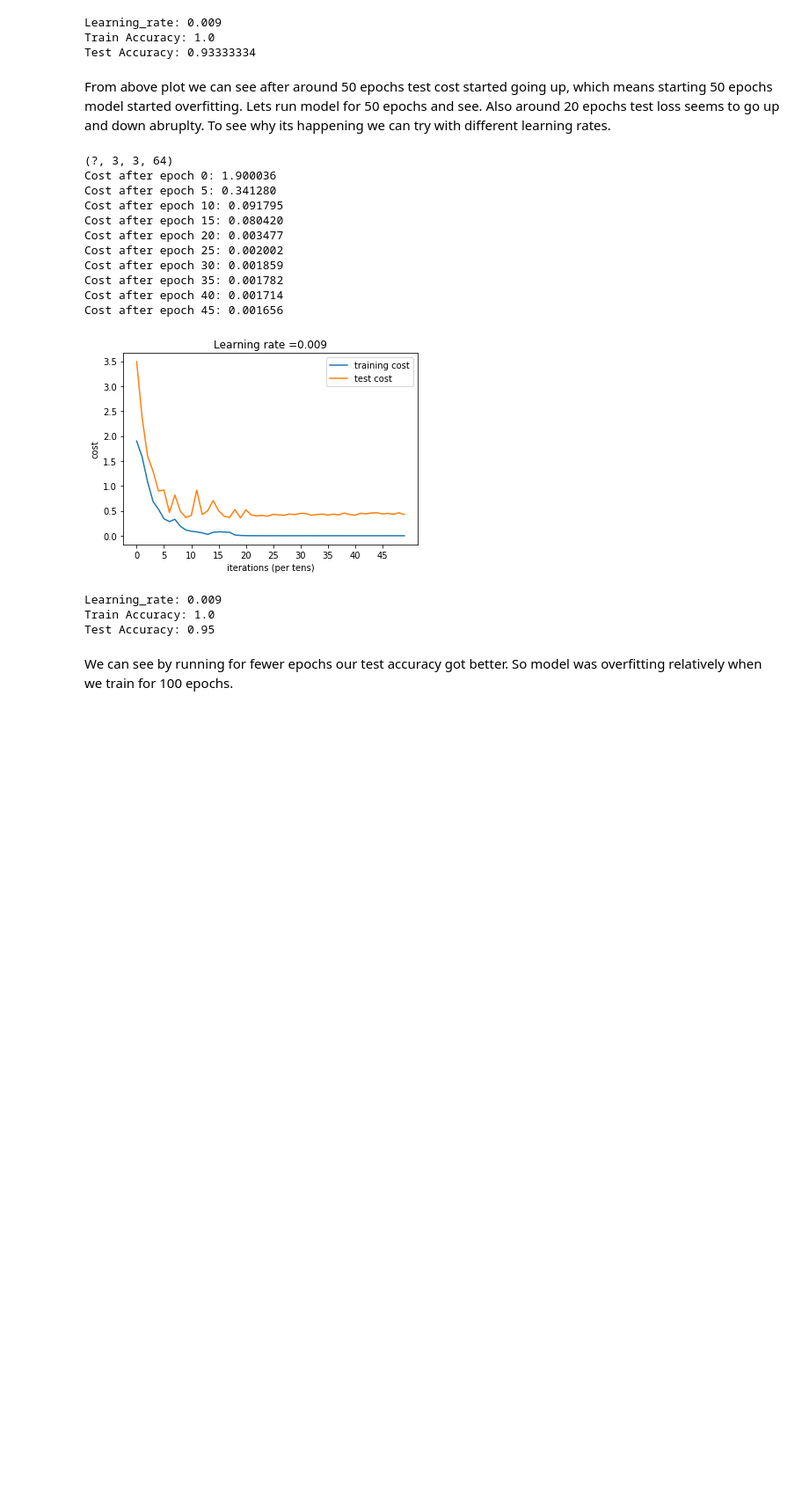
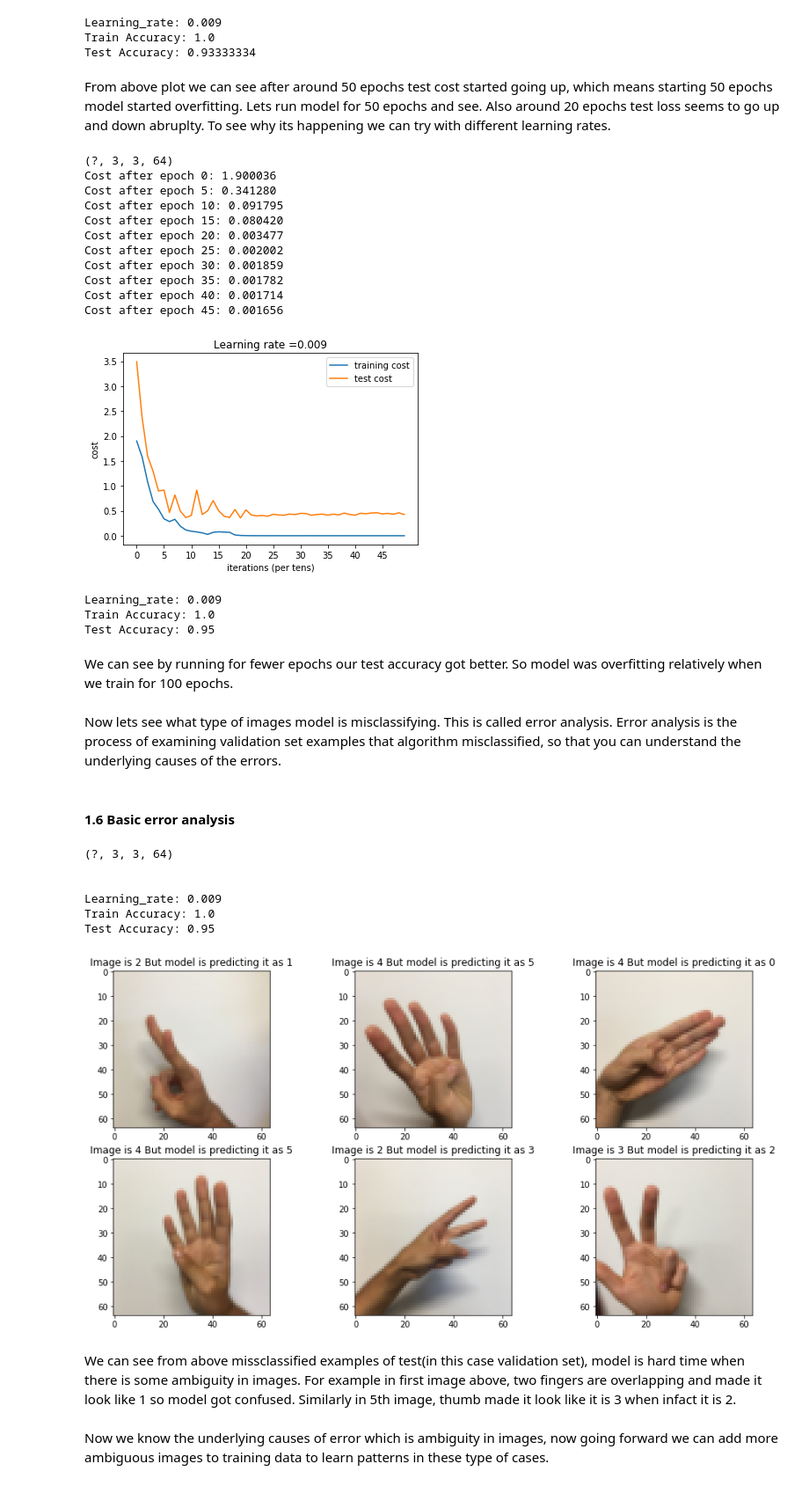
Before and after one commit to raviteja-ganta/SIGNS-classification, a Jupyter notebook: SIGNS_classification.ipynb, the cells around one changed output. Shown at 88% size. Cells and saved outputs as stored; diff of their text form; code cells hidden in the pictures; blank space fills up the shorter version.

Commit message:
feat: Add functionality to perform error analysis

```diff
--- a/SIGNS_classification.ipynb
+++ b/SIGNS_classification.ipynb
@@ -606,10 +606,19 @@ def model(X_train, Y_train, X_test, Y_test, learning_rate = 0.009,
     predict_op = tf.argmax(Z, 1)
     correct_prediction = tf.equal(predict_op, tf.argmax(Y, 1))
 
+    # Calculate predictions on test data
+    true_test_label = tf.argmax(Y, 1)
+    pred_test = predict_op.eval({X:X_test, Y:Y_test})
+    true_test_label = true_test_label.eval({X:X_test, Y:Y_test})
+    o = {'label':range(len(X_test)), 'true_test':true_test_label,'pred_test': pred_test}
+    o = pd.DataFrame(o).reset_index()
+    ##
+
     # Calculate accuracy on the test set
     accuracy = tf.reduce_mean(tf.cast(correct_prediction, "float"))
     train_accuracy = accuracy.eval({X: X_train, Y: Y_train})
     test_accuracy = accuracy.eval({X:X_test, Y:Y_test})
+
 
     print('\n')
     print("Learning_rate:", learning_rate)
@@ -617,5 +626,5 @@ def model(X_train, Y_train, X_test, Y_test, learning_rate = 0.009,
     print("Test Accuracy:", test_accuracy)
     print('\n')
 
-    return train_accuracy, test_accuracy, parameters, costs, costs_test
+    return train_accuracy, test_accuracy, parameters, costs, costs_test, o
 # %%
@@ -664,3 +673,35 @@ Train Accuracy: 1.0
 Test Accuracy: 0.95
 # %% [markdown]
 We can see by running for fewer epochs our test accuracy got better. So model was overfitting relatively when we train for 100 epochs.
+# %% [markdown]
+Now lets see what type of images model is misclassifying. This is called error analysis. Error analysis is the process of examining validation set examples that algorithm misclassified, so that you can understand the underlying causes of the errors.
+# %% [markdown]
+#### 1.6 Basic error analysis
+# %%
+_,_,parameters,_,_,o = model(X_train,Y_train,X_test,Y_test,num_epochs=50, print_cost=False,plot_graph = False)
+# %% [output]
+(?, 3, 3, 64)
+
+
+Learning_rate: 0.009
+Train Accuracy: 1.0
+Test Accuracy: 0.95
+# %%
+o['diff'] = o['true_test'] - o['pred_test']
+indexes = o.index[o['diff'] != 0].tolist()
+# %%
+%matplotlib inline
+fig = plt.figure(figsize=(15,12))
+for i,j in enumerate(indexes):
+  ax = fig.add_subplot(3, 3, i+1)
+  ax.imshow(X_test_orig[j])
+#   print('Image is %s' %str(np.squeeze(Y_test_orig[:,j])))
+#   print('But model is predicting it as:', o.loc[j,'pred_test'])
+  ax.set_title('Image is %s' %str(np.squeeze(Y_test_orig[:,j])) + ' ' + 'But model is predicting it as %s' %str(o.loc[j,'pred_test']))
+plt.show()
+# %% [output]
+[figure, added]
+# %% [markdown]
+We can see from above missclassified examples of test(in this case validation set), model is hard time when there is some ambiguity in images. For example in first image above, two fingers are overlapping and made it look like 1 so model got confused. Similarly in 5th image, thumb made it look like it is 3 when infact it is 2.
+# %% [markdown]
+Now we know the underlying causes of error which is ambiguity in images, now going forward we can add more ambiguous images to training data to learn patterns in these type of cases.
```
Also changed, not shown: parts of 2 cells of this notebook.
